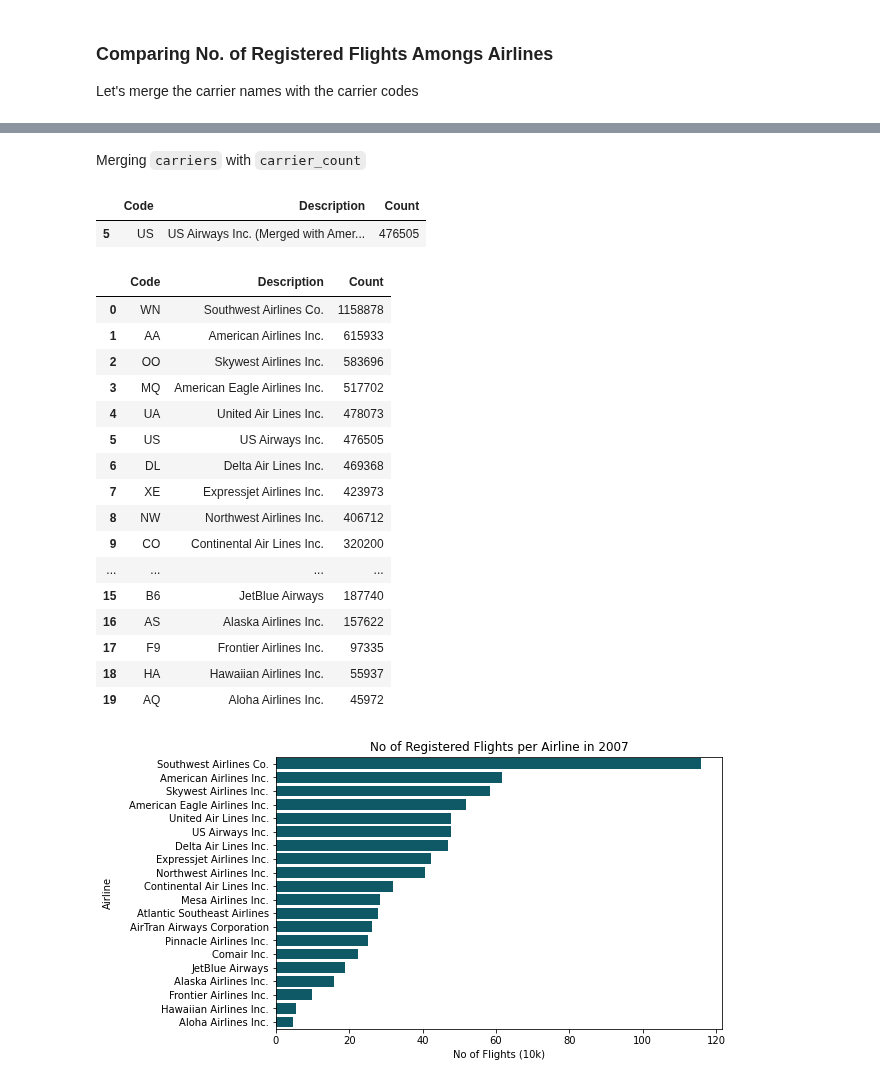
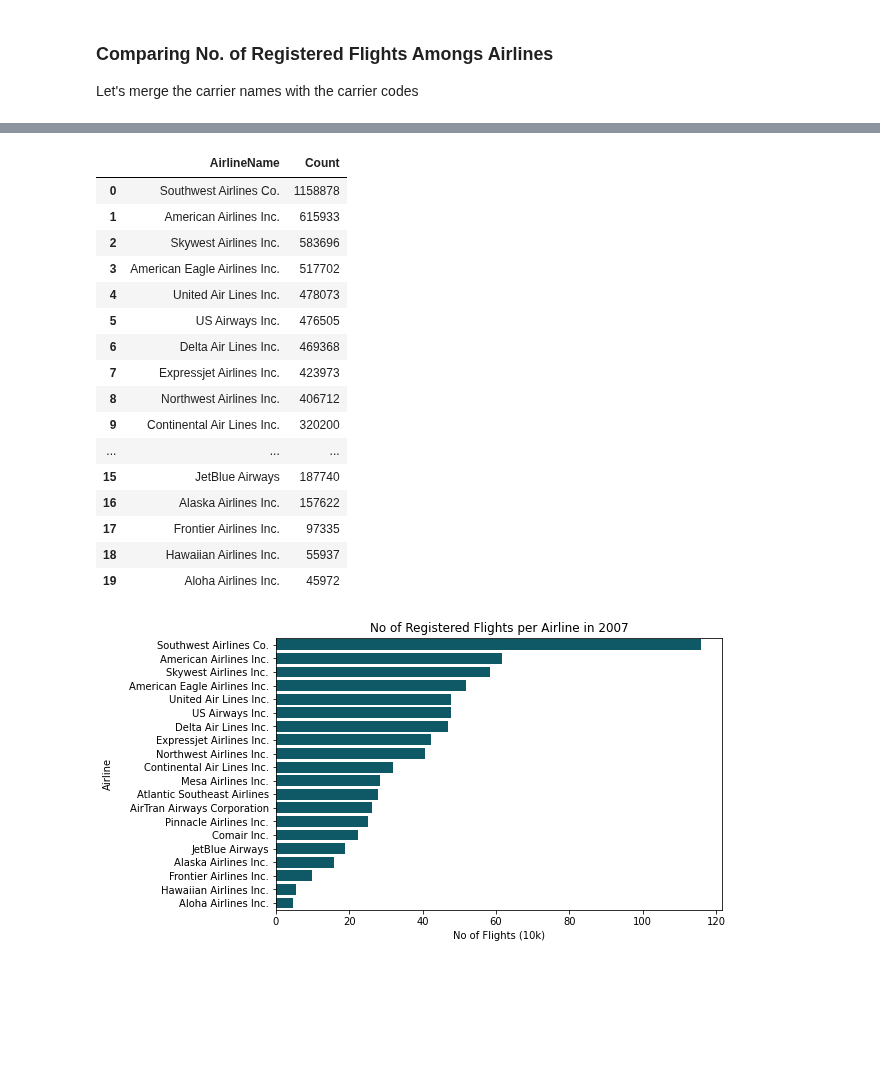
Before and after one commit to EsosaOrumwese/ALX-T-Nanodegree, a Jupyter notebook: Data Analytics/Projects/Airline On-Time Performance Data/eda_act.ipynb, the cells around one changed output, grey strips where cells are left out. Saved outputs shown, nothing was run; the diff lists cells and outputs as text; code cells hidden in the pictures; blank space fills up the shorter version.

```diff
--- a/Data Analytics/Projects/Airline On-Time Performance Data/eda_act.ipynb
+++ b/Data Analytics/Projects/Airline On-Time Performance Data/eda_act.ipynb
@@ -415,0 +421,5 @@ Let's merge the carrier names with the carrier codes
+# %%
+# renaming columns
+airline_df.rename(columns={'Description':'AirlineName'}, inplace=True)
+# dropping unnecessary column
+airline_df.drop('Code', axis=1, inplace=True)
@@ -416,12 +448,12 @@ Let's merge the carrier names with the carrier codes
 # %%
 # creating dataframe with just counts of registered flights for each airline
-carrier_count = airline_df.groupby('UniqueCarrier')[['DepTime']].count()
+plotdata = airline_df.groupby('AirlineName')[['DepTime']].count()
 
 # sorting by decreasing count
-carrier_count.sort_values('DepTime', ascending=False, inplace=True)
+plotdata.sort_values('DepTime', ascending=False, inplace=True)
 
 # rename column
-carrier_count.rename(columns={'DepTime':'Count'}, inplace=True)
+plotdata.rename(columns={'DepTime':'Count'}, inplace=True)
 
 # reseting index, so that `UniqueCarrier` can be a column
-carrier_count.reset_index(inplace=True)
+plotdata.reset_index(inplace=True)
@@ -448,2 +459,0 @@ carrier_count
-# %% [markdown]
-Merging `carriers` with `carrier_count`
@@ -454,6 +459,0 @@ airlines_flights = airlines_flights[['Code', 'Description', 'Count']]
-# %%
-# converting description of US Airways inc to a shortform
-airlines_flights.query("Description == 'US Airways Inc. (Merged with America West 9/05. Reporting for both starting 10/07.)'")
-# %% [output]
-|  | Code | Description | Count |
-| 5 | US | US Airways Inc. (Merged with Amer... | 476505 |
@@ -462,23 +460,23 @@ airlines_flights.iloc[5,1] = 'US Airways Inc.'
-# %%
-airlines_flights
-# %% [output]
-|  | Code | Description | Count |
-| 0 | WN | Southwest Airlines Co. | 1158878 |
-| 1 | AA | American Airlines Inc. | 615933 |
-| 2 | OO | Skywest Airlines Inc. | 583696 |
-| 3 | MQ | American Eagle Airlines Inc. | 517702 |
-| 4 | UA | United Air Lines Inc. | 478073 |
-| 5 | US | US Airways Inc. | 476505 |
-| 6 | DL | Delta Air Lines Inc. | 469368 |
-| 7 | XE | Expressjet Airlines Inc. | 423973 |
-| 8 | NW | Northwest Airlines Inc. | 406712 |
-| 9 | CO | Continental Air Lines Inc. | 320200 |
-| ... | ... | ... | ... |
-| 15 | B6 | JetBlue Airways | 187740 |
-| 16 | AS | Alaska Airlines Inc. | 157622 |
-| 17 | F9 | Frontier Airlines Inc. | 97335 |
-| 18 | HA | Hawaiian Airlines Inc. | 55937 |
-| 19 | AQ | Aloha Airlines Inc. | 45972 |
+# %%
+plotdata
+# %% [output]
+|  | AirlineName | Count |
+| 0 | Southwest Airlines Co. | 1158878 |
+| 1 | American Airlines Inc. | 615933 |
+| 2 | Skywest Airlines Inc. | 583696 |
+| 3 | American Eagle Airlines Inc. | 517702 |
+| 4 | United Air Lines Inc. | 478073 |
+| 5 | US Airways Inc. | 476505 |
+| 6 | Delta Air Lines Inc. | 469368 |
+| 7 | Expressjet Airlines Inc. | 423973 |
+| 8 | Northwest Airlines Inc. | 406712 |
+| 9 | Continental Air Lines Inc. | 320200 |
+| ... | ... | ... |
+| 15 | JetBlue Airways | 187740 |
+| 16 | Alaska Airlines Inc. | 157622 |
+| 17 | Frontier Airlines Inc. | 97335 |
+| 18 | Hawaiian Airlines Inc. | 55937 |
+| 19 | Aloha Airlines Inc. | 45972 |
 # %%
 # plot
 plt.figure(figsize=[8,5])
```
Also changed, not shown: parts of 15 cells of this notebook.
